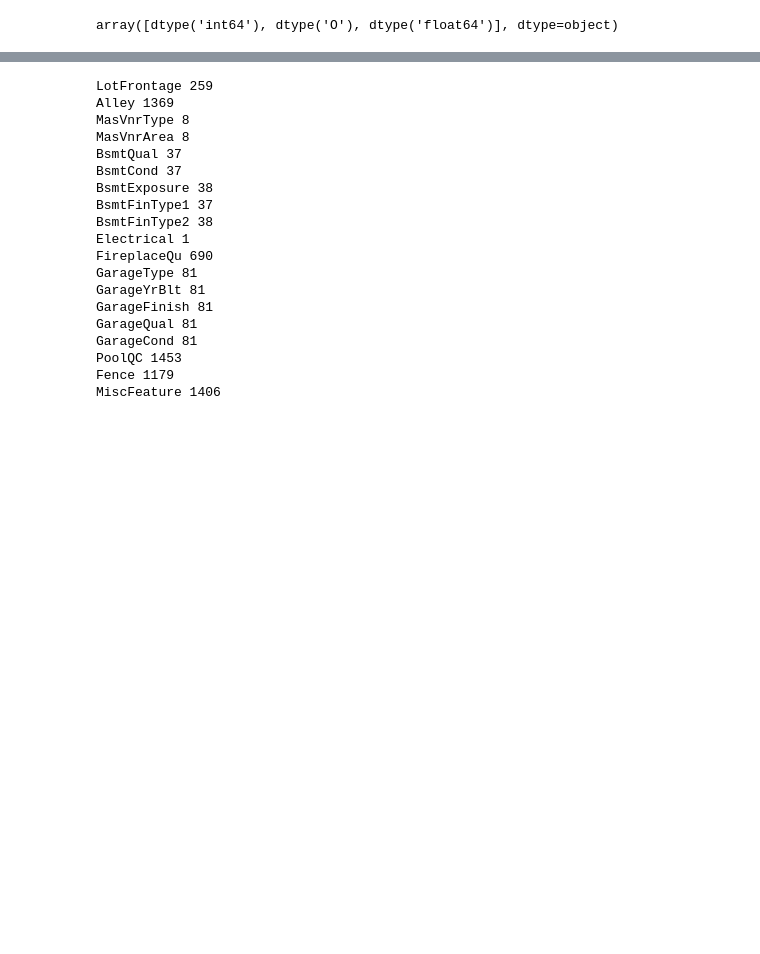
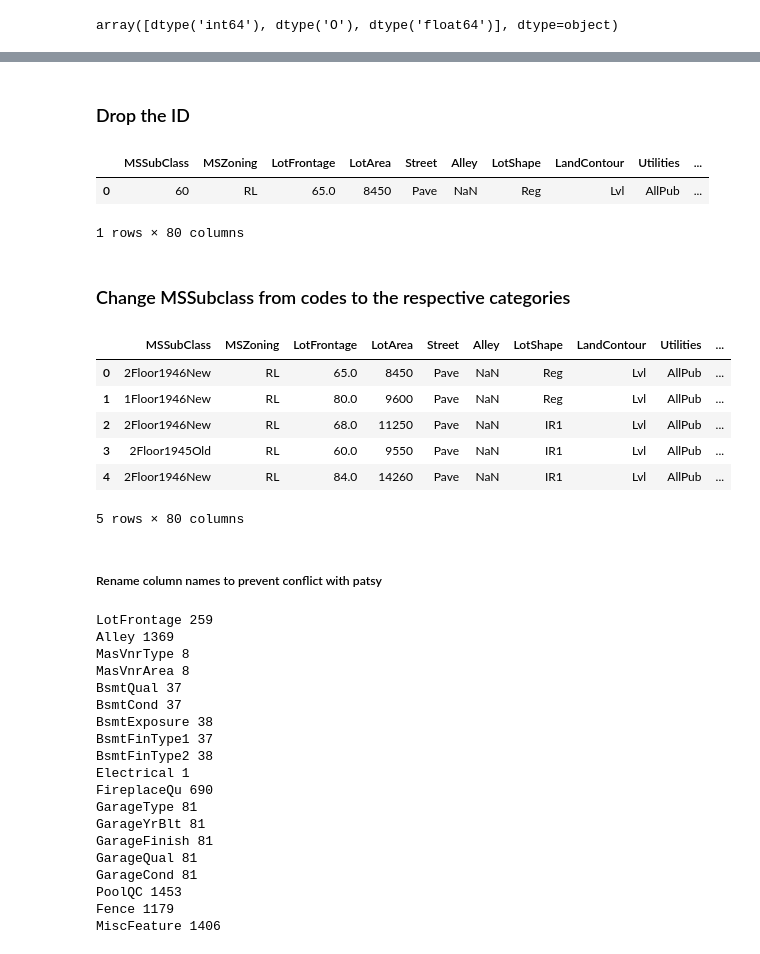
Before and after one commit to BhushanShet/BhushanShet.github.io, a Jupyter notebook: project-three/project-03-starter.ipynb, the cells around one changed output, grey strips where cells are left out. Drawn from its saved outputs; the diff is of its cells as text; code cells hidden in the pictures; blank space fills up the shorter version.

```diff
--- a/project-three/project-03-starter.ipynb
+++ b/project-three/project-03-starter.ipynb
@@ -105,0 +150,29 @@ array([dtype('int64'), dtype('O'), dtype('float64')], dtype=object)
+# %% [markdown]
+### Drop the ID
+# %%
+house = house.drop('Id', axis=1)
+house.head(1)
+# %% [output]
+|  | MSSubClass | MSZoning | LotFrontage | LotArea | Street | Alley | LotShape | LandContour | Utilities | ... |
+| 0 | 60 | RL | 65.0 | 8450 | Pave | NaN | Reg | Lvl | AllPub | ... |
+1 rows × 80 columns
+# %% [markdown]
+### Change MSSubclass from codes to the respective categories
+# %%
+swap = {20:'1Floor1946New', 30:'1Floor1945Old', 40:'1Floor', 45:'1.5FloorUF',
+         50:'1.5FloorF', 60:'2Floor1946New', 70:'2Floor1945Old', 75:'2.5Floor',
+         80:'Split/MultiLevel', 85:'SplitFoyer', 90:'Duplex', 120:'1FloorPUD1946New',
+         150:'1.5FloorPUD', 160:'2FloorPUD1946New', 180:'PUDMultiLevel', 190:'2FamConv'}
+# %%
+house.MSSubClass.replace(swap, inplace=True)
+house.head()
+# %% [output]
+|  | MSSubClass | MSZoning | LotFrontage | LotArea | Street | Alley | LotShape | LandContour | Utilities | ... |
+| 0 | 2Floor1946New | RL | 65.0 | 8450 | Pave | NaN | Reg | Lvl | AllPub | ... |
+| 1 | 1Floor1946New | RL | 80.0 | 9600 | Pave | NaN | Reg | Lvl | AllPub | ... |
+| 2 | 2Floor1946New | RL | 68.0 | 11250 | Pave | NaN | IR1 | Lvl | AllPub | ... |
+| 3 | 2Floor1945Old | RL | 60.0 | 9550 | Pave | NaN | IR1 | Lvl | AllPub | ... |
+| 4 | 2Floor1946New | RL | 84.0 | 14260 | Pave | NaN | IR1 | Lvl | AllPub | ... |
+5 rows × 80 columns
+# %% [markdown]
+##### Rename column names to prevent conflict with patsy
```
Also changed, not shown: parts of 53 cells of this notebook.
